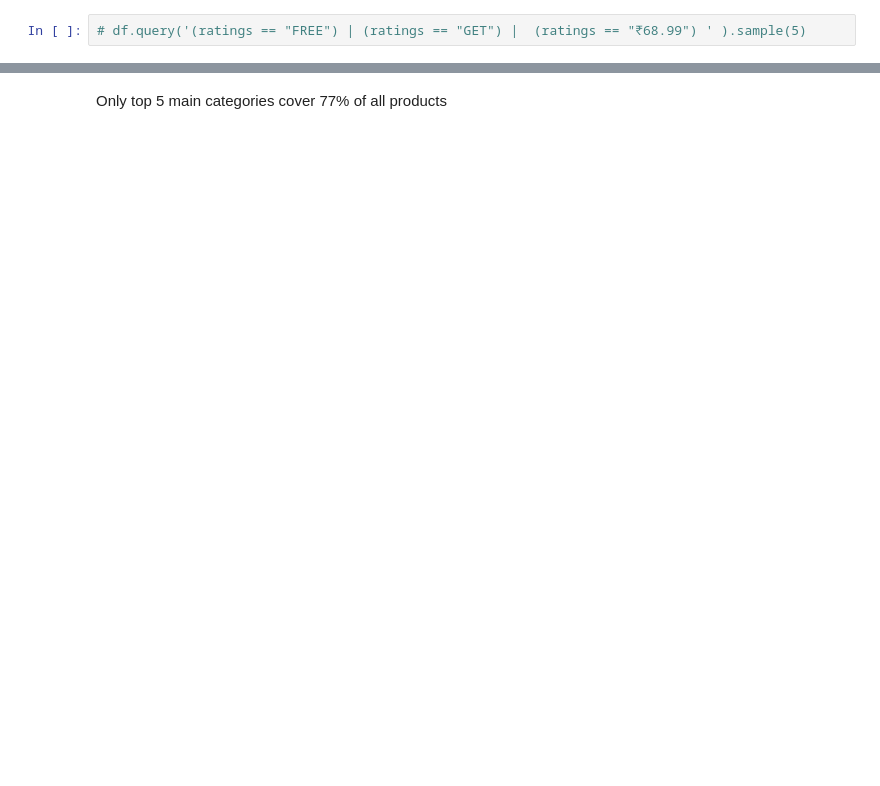
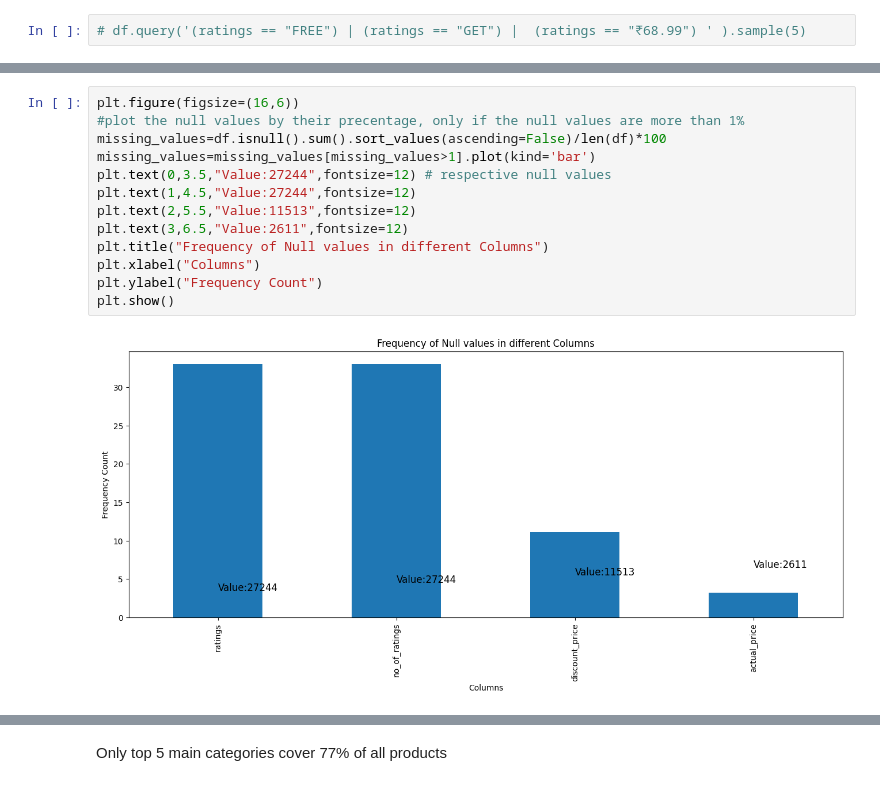
Before and after one commit to mozammilkarim/data-science-jobs-analysis, a Jupyter notebook: Amazon_sales.ipynb, the cells around one changed output, grey strips where cells are left out. Drawn from its saved outputs; the diff is of its cells as text; blank space fills up the shorter version.

```diff
--- a/Amazon_sales.ipynb
+++ b/Amazon_sales.ipynb
@@ -233,0 +313,15 @@ df.describe()
+# %%
+plt.figure(figsize=(16,6))
+#plot the null values by their precentage, only if the null values are more than 1%
+missing_values=df.isnull().sum().sort_values(ascending=False)/len(df)*100
+missing_values=missing_values[missing_values>1].plot(kind='bar')
+plt.text(0,3.5,"Value:27244",fontsize=12) # respective null values
+plt.text(1,4.5,"Value:27244",fontsize=12)
+plt.text(2,5.5,"Value:11513",fontsize=12)
+plt.text(3,6.5,"Value:2611",fontsize=12)
+plt.title("Frequency of Null values in different Columns")
+plt.xlabel("Columns")
+plt.ylabel("Frequency Count")
+plt.show()
+# %% [output]
+[figure, added]
```
Also changed, not shown: parts of 61 cells of this notebook.
